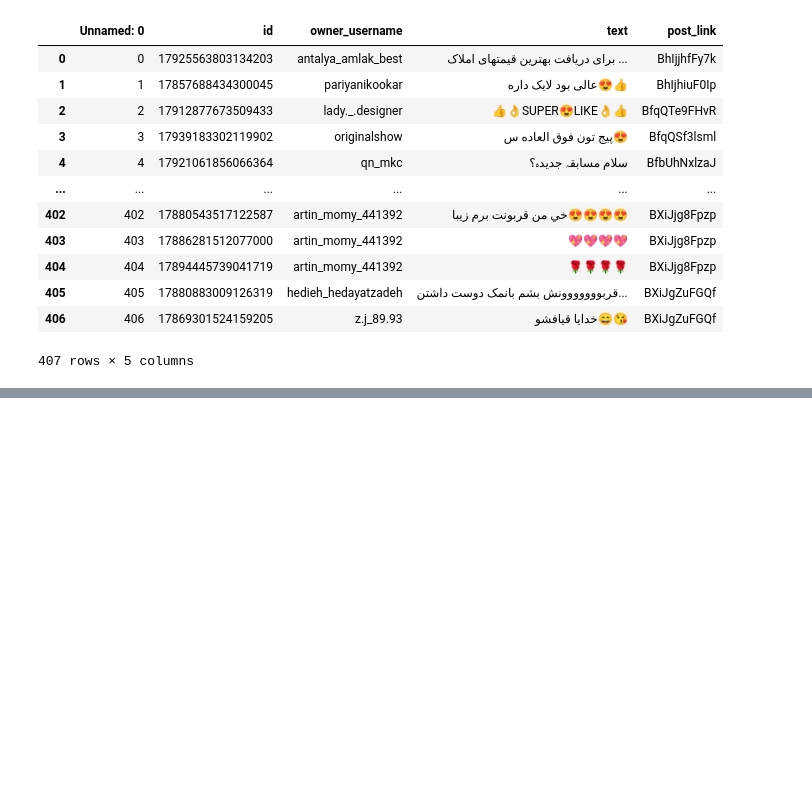
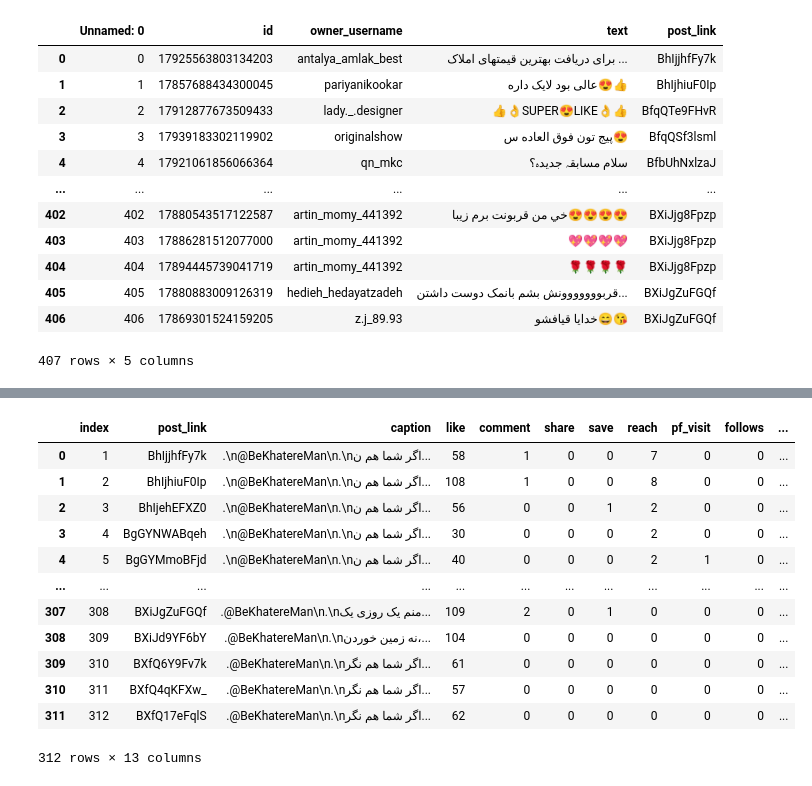
Before and after one commit to RaminFerdos/MSC_Thesis_IG_Bot, a Jupyter notebook: IG_Scrapper_graphql.ipynb, the cells around one changed output, grey strips where cells are left out. Saved outputs shown, nothing was run; the diff lists cells and outputs as text; code cells hidden in the pictures; blank space fills up the shorter version.

```diff
--- a/IG_Scrapper_graphql.ipynb
+++ b/IG_Scrapper_graphql.ipynb
@@ -217,0 +226,17 @@ now our we have comment sheet in our main dataset which contains our comments.
+# %%
+df_posts = pd.read_excel('data/MSc_Thesis_Dataset.xlsx')
+df_posts
+# %% [output]
+|  | index | post_link | caption | like | comment | share | save | reach | pf_visit | follows | ... |
+| 0 | 1 | BhIjjhfFy7k | .\n@BeKhatereMan\n.\nاگر شما هم ن... | 58 | 1 | 0 | 0 | 7 | 0 | 0 | ... |
+| 1 | 2 | BhIjhiuF0Ip | .\n@BeKhatereMan\n.\nاگر شما هم ن... | 108 | 1 | 0 | 0 | 8 | 0 | 0 | ... |
+| 2 | 3 | BhIjehEFXZ0 | .\n@BeKhatereMan\n.\nاگر شما هم ن... | 56 | 0 | 0 | 1 | 2 | 0 | 0 | ... |
+| 3 | 4 | BgGYNWABqeh | .\n@BeKhatereMan\n.\nاگر شما هم ن... | 30 | 0 | 0 | 0 | 2 | 0 | 0 | ... |
+| 4 | 5 | BgGYMmoBFjd | .\n@BeKhatereMan\n.\nاگر شما هم ن... | 40 | 0 | 0 | 0 | 2 | 1 | 0 | ... |
+| ... | ... | ... | ... | ... | ... | ... | ... | ... | ... | ... | ... |
+| 307 | 308 | BXiJgZuFGQf | .@BeKhatereMan\n.\nمنم یک روزی یک... | 109 | 2 | 0 | 1 | 0 | 0 | 0 | ... |
+| 308 | 309 | BXiJd9YF6bY | .@BeKhatereMan\n.\nنه زمین خوردن،... | 104 | 0 | 0 | 0 | 0 | 0 | 0 | ... |
+| 309 | 310 | BXfQ6Y9Fv7k | .@BeKhatereMan\n.\nاگر شما هم نگر... | 61 | 0 | 0 | 0 | 0 | 0 | 0 | ... |
+| 310 | 311 | BXfQ4qKFXw_ | .@BeKhatereMan\n.\nاگر شما هم نگر... | 57 | 0 | 0 | 0 | 0 | 0 | 0 | ... |
+| 311 | 312 | BXfQ17eFqlS | .@BeKhatereMan\n.\nاگر شما هم نگر... | 62 | 0 | 0 | 0 | 0 | 0 | 0 | ... |
+312 rows × 13 columns
```
Also changed, not shown: parts of 7 cells of this notebook, 1 other file.
